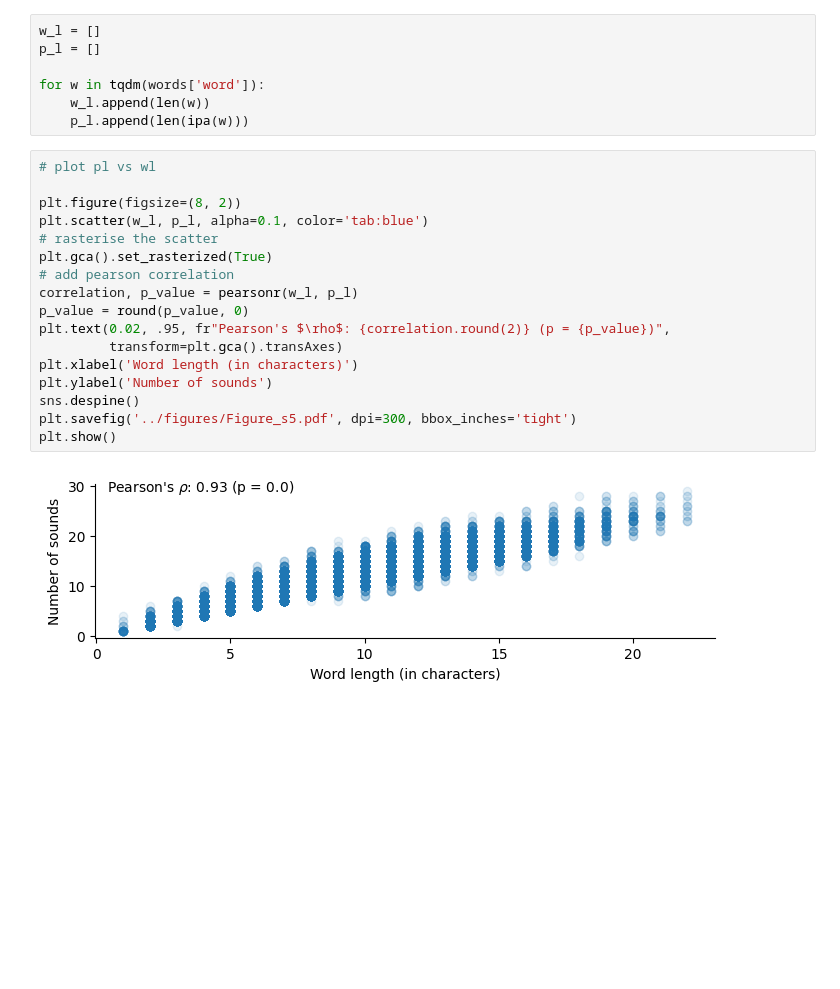
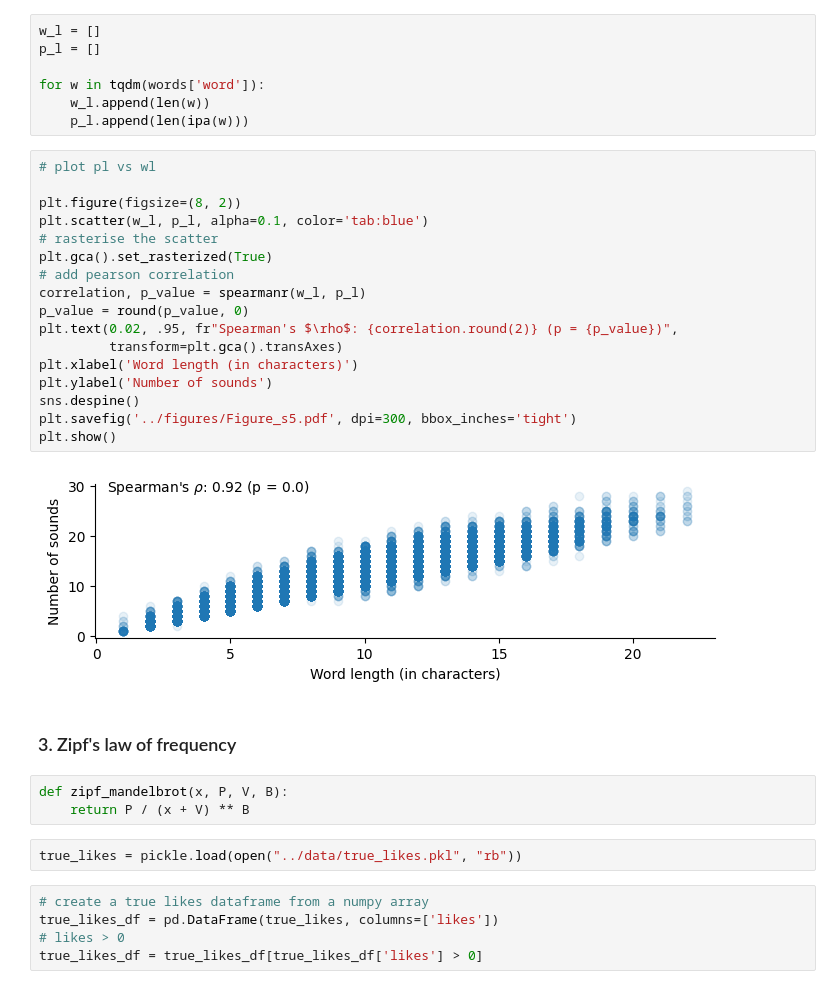
Before and after one commit to alexeykosh/2023-slovotvir-reuse-analysis, a Jupyter notebook: notebooks/5. Corpus analysis.ipynb, the cells around one changed output. Cells and saved outputs as stored; diff of their text form; blank space fills up the shorter version.

```diff
--- a/notebooks/5. Corpus analysis.ipynb
+++ b/notebooks/5. Corpus analysis.ipynb
@@ -170,19 +173,31 @@ for w in tqdm(words['word']):
 # %%
 # plot pl vs wl
 
 plt.figure(figsize=(8, 2))
 plt.scatter(w_l, p_l, alpha=0.1, color='tab:blue')
 # rasterise the scatter
 plt.gca().set_rasterized(True)
 # add pearson correlation
-correlation, p_value = pearsonr(w_l, p_l)
+correlation, p_value = spearmanr(w_l, p_l)
 p_value = round(p_value, 0)
-plt.text(0.02, .95, fr"Pearson's $\rho$: {correlation.round(2)} (p = {p_value})",
+plt.text(0.02, .95, fr"Spearman's $\rho$: {correlation.round(2)} (p = {p_value})",
          transform=plt.gca().transAxes)
 plt.xlabel('Word length (in characters)')
 plt.ylabel('Number of sounds')
 sns.despine()
 plt.savefig('../figures/Figure_s5.pdf', dpi=300, bbox_inches='tight')
 plt.show()
 # %% [output]
-[figure, old version]
+[figure, new version]
+# %% [markdown]
+### 3. Zipf's law of frequency
+# %%
+def zipf_mandelbrot(x, P, V, B):
+    return P / (x + V) ** B
+# %%
+true_likes = pickle.load(open("../data/true_likes.pkl", "rb"))
+# %%
+# create a true likes dataframe from a numpy array
+true_likes_df = pd.DataFrame(true_likes, columns=['likes'])
+# likes > 0
+true_likes_df = true_likes_df[true_likes_df['likes'] > 0]
```
Also changed, not shown: parts of 5 cells of this notebook.
